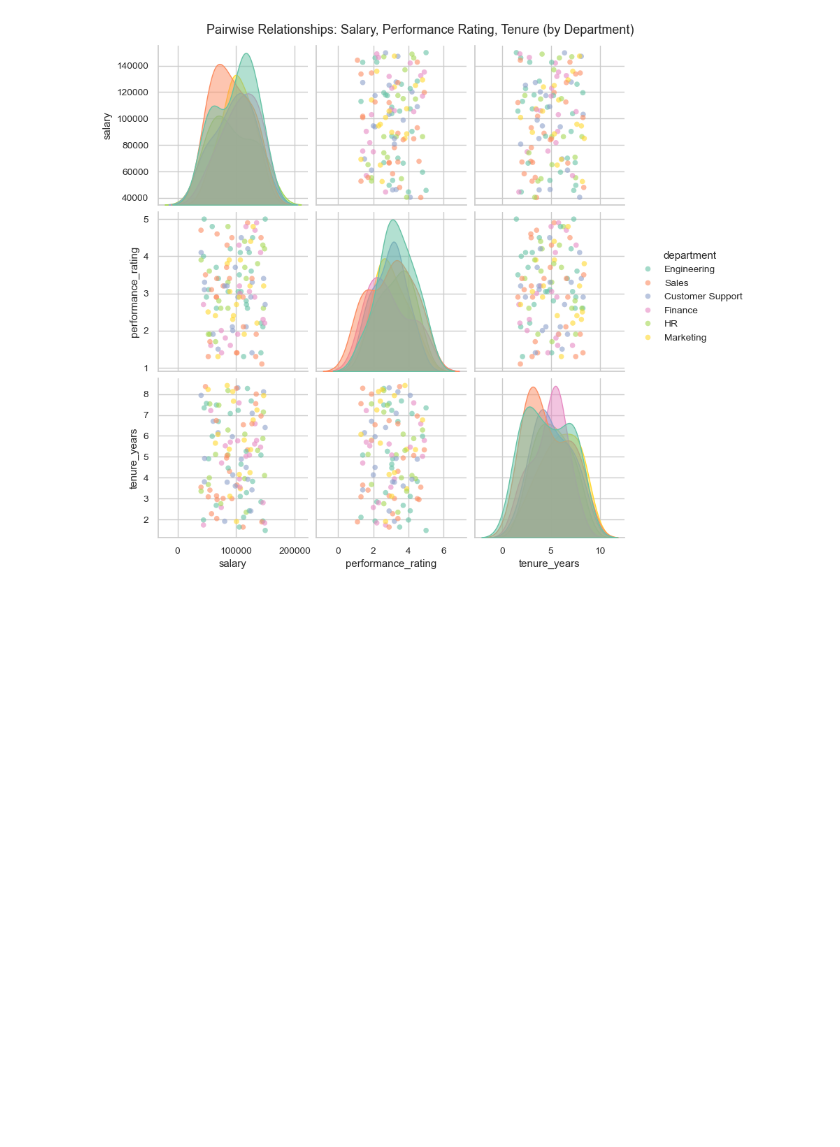
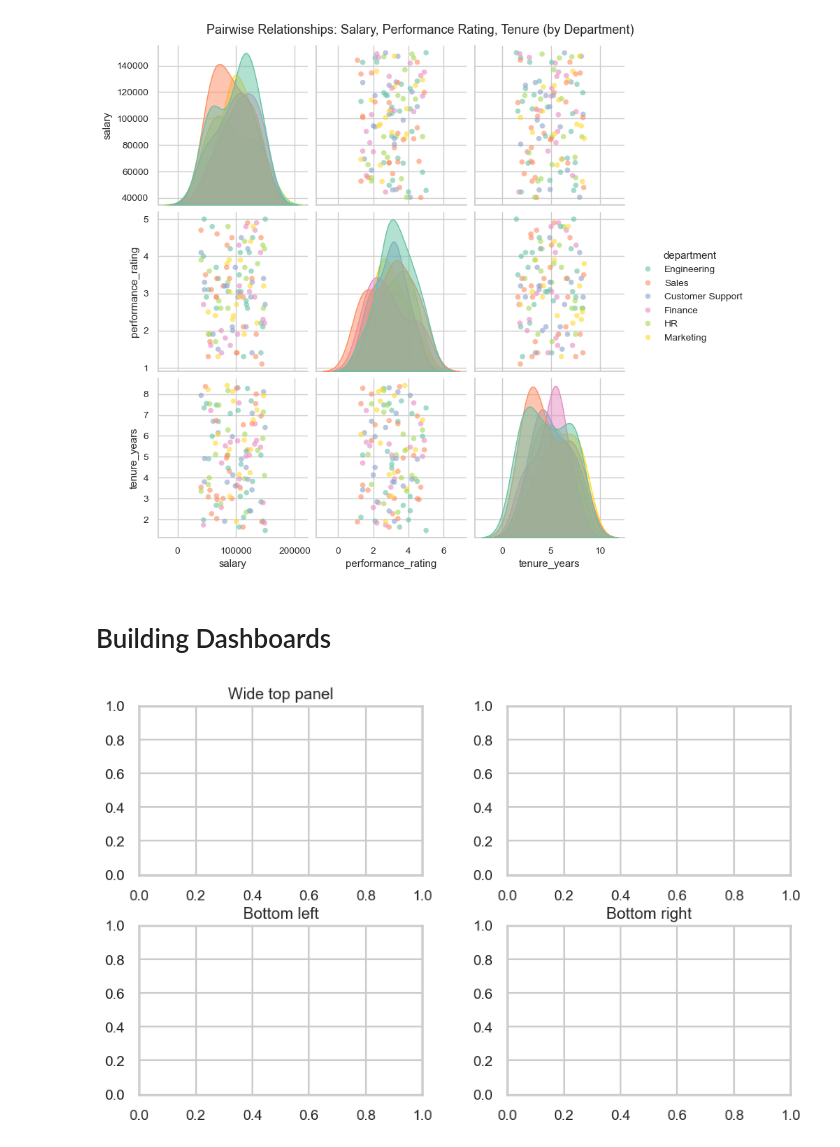
Before and after one commit to FarhanKhan1/DA_project, a Jupyter notebook: seaborn_guidline.ipynb, the cells around one changed output. Drawn from its saved outputs; the diff is of its cells as text; code cells hidden in the pictures; blank space fills up the shorter version.

Commit message:
seaborn first dashboard

```diff
--- a/seaborn_guidline.ipynb
+++ b/seaborn_guidline.ipynb
@@ -934,3 +934,33 @@ g.fig.suptitle("Pairwise Relationships: Salary, Performance Rating, Tenure (by D
 plt.show()
 # %% [output]
 [figure]
+# %% [markdown]
+# Building Dashboards
+# %%
+import matplotlib.pyplot as plt
+import matplotlib.gridspec as gridspec
+
+fig = plt.figure(figsize=(10, 6))
+
+# Build a 2-row, 2-column invisible grid
+gs = gridspec.GridSpec(
+    nrows=2, ncols=2,
+    height_ratios=[1, 1],   # row 1 is short, row 2 is twice as tall
+    width_ratios=[1, 1],    # column 1 is twice as wide as column 2
+    hspace=0.3,              # vertical space between the two rows
+    wspace=0.3                # horizontal space between the two columns
+)
+
+# gs[row, col] — place a subplot into a specific cell
+ax1 = fig.add_subplot(gs[0, 0])   # row 0, ALL columns -> one wide panel on top
+ax3 = fig.add_subplot(gs[0, 1])
+ax2 = fig.add_subplot(gs[1, 0])   # row 1, column 0 -> bottom-left panel
+ax3 = fig.add_subplot(gs[1, 1])   # row 1, column 1 -> bottom-right panel
+
+ax1.set_title("Wide top panel")
+ax2.set_title("Bottom left")
+ax3.set_title("Bottom right")
+
+plt.show()
+# %% [output]
+[figure, added]
```
Also changed, not shown: parts of 1 cell of this notebook.
